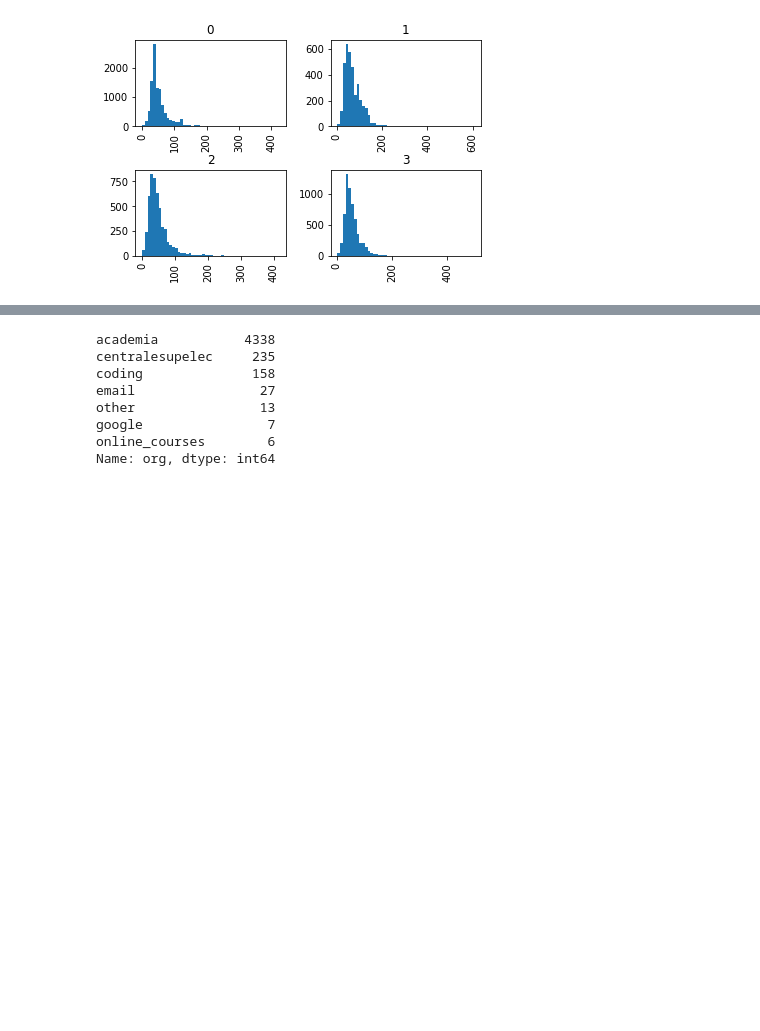
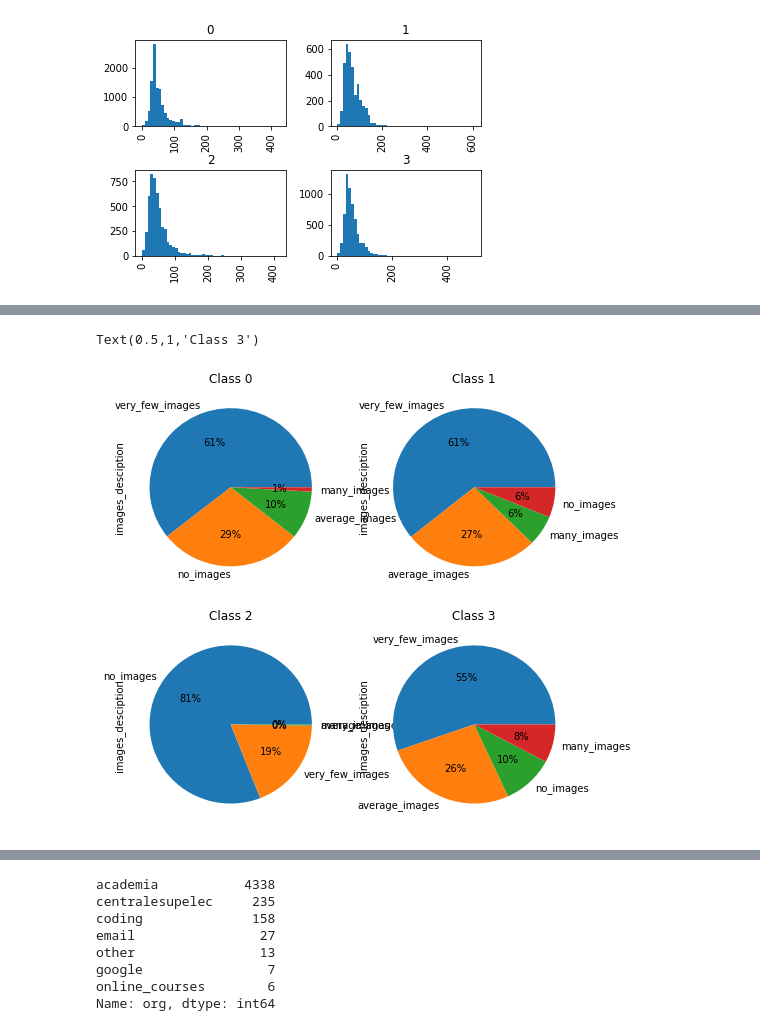
Before and after one commit to anneclairebrld/mail_classification, a Jupyter notebook: discovery.ipynb, the cells around one changed output, grey strips where cells are left out. Cells and saved outputs as stored; diff of their text form; code cells hidden in the pictures; blank space fills up the shorter version.

```diff
--- a/discovery.ipynb
+++ b/discovery.ipynb
@@ -50,0 +53,25 @@ array([[<matplotlib.axes._subplots.AxesSubplot object at 0x...>,
+# %%
+labels = ['few', 'average', 'many']
+
+res0 = train_df[train_df['label'] == 0]['images_desciption'].value_counts()
+res1 = train_df[train_df['label'] == 1]['images_desciption'].value_counts()
+res2 = train_df[train_df['label'] == 2]['images_desciption'].value_counts()
+res3 = train_df[train_df['label'] == 3]['images_desciption'].value_counts()
+
+fig = plt.figure(figsize=(8,8))
+
+fig.add_subplot(2, 2, 1)
+res0.plot.pie(autopct='%1.0f%%')
+plt.title('Class 0')
+fig.add_subplot(2, 2, 2)
+res1.plot.pie(autopct='%1.0f%%')
+plt.title('Class 1')
+fig.add_subplot(2, 2, 3)
+res2.plot.pie(autopct='%1.0f%%')
+plt.title('Class 2')
+fig.add_subplot(2, 2, 4)
+res3.plot.pie(autopct='%1.0f%%')
+plt.title('Class 3')
+# %% [output]
+Text(0.5,1,'Class 3')
+[figure, added]
```
Also changed, not shown: parts of 5 cells of this notebook.
